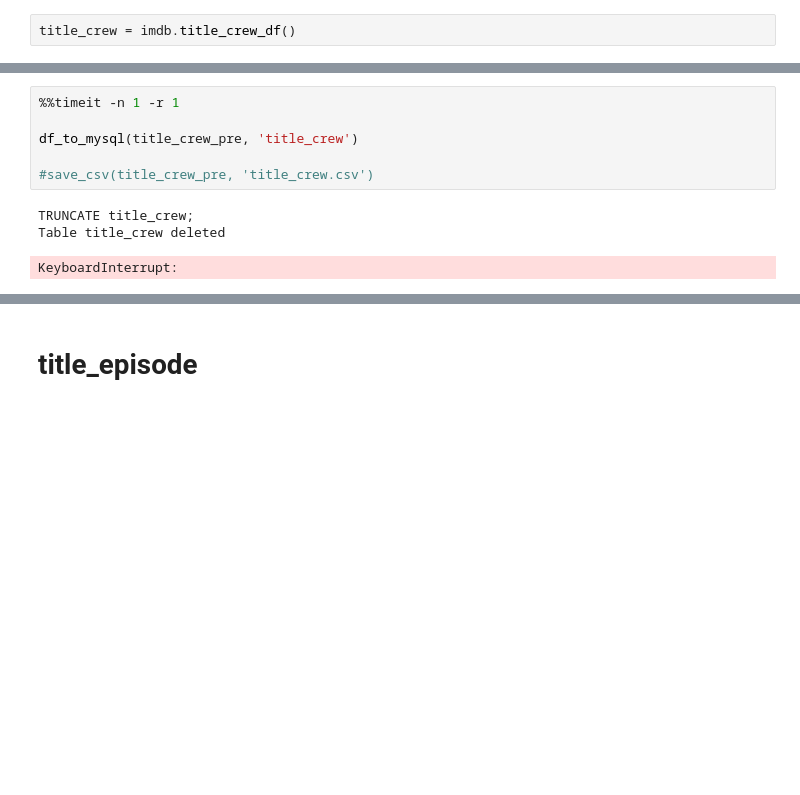
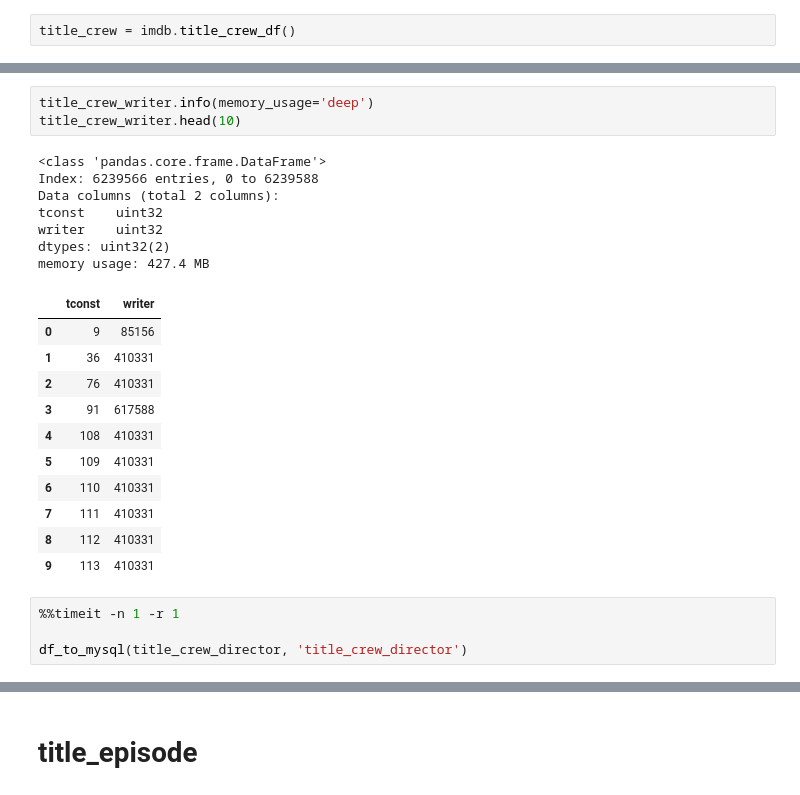
Before and after one commit to ingJSNA/ADB, a Jupyter notebook: IMDb/MySQL ETL.ipynb, the cells around one changed output, grey strips where cells are left out. Cells and saved outputs as stored; diff of their text form; blank space fills up the shorter version.

```diff
--- a/IMDb/MySQL ETL.ipynb
+++ b/IMDb/MySQL ETL.ipynb
@@ -233,10 +253,26 @@ dtype: float64
+# %%
+title_crew_writer.info(memory_usage='deep')
+title_crew_writer.head(10)
+# %% [output]
+<class 'pandas.core.frame.DataFrame'>
+Index: 6239566 entries, 0 to 6239588
+Data columns (total 2 columns):
+tconst    uint32
+writer    uint32
+dtypes: uint32(2)
+memory usage: 427.4 MB
+|  | tconst | writer |
+| 0 | 9 | 85156 |
+| 1 | 36 | 410331 |
+| 2 | 76 | 410331 |
+| 3 | 91 | 617588 |
+| 4 | 108 | 410331 |
+| 5 | 109 | 410331 |
+| 6 | 110 | 410331 |
+| 7 | 111 | 410331 |
+| 8 | 112 | 410331 |
+| 9 | 113 | 410331 |
 # %%
 %%timeit -n 1 -r 1
 
-df_to_mysql(title_crew_pre, 'title_crew')
-
-#save_csv(title_crew_pre, 'title_crew.csv')
+df_to_mysql(title_crew_director, 'title_crew_director')
-# %% [output]
-TRUNCATE title_crew;
-Table title_crew deleted
-KeyboardInterrupt:
```
Also changed, not shown: parts of 6 cells of this notebook, 4 other files.
